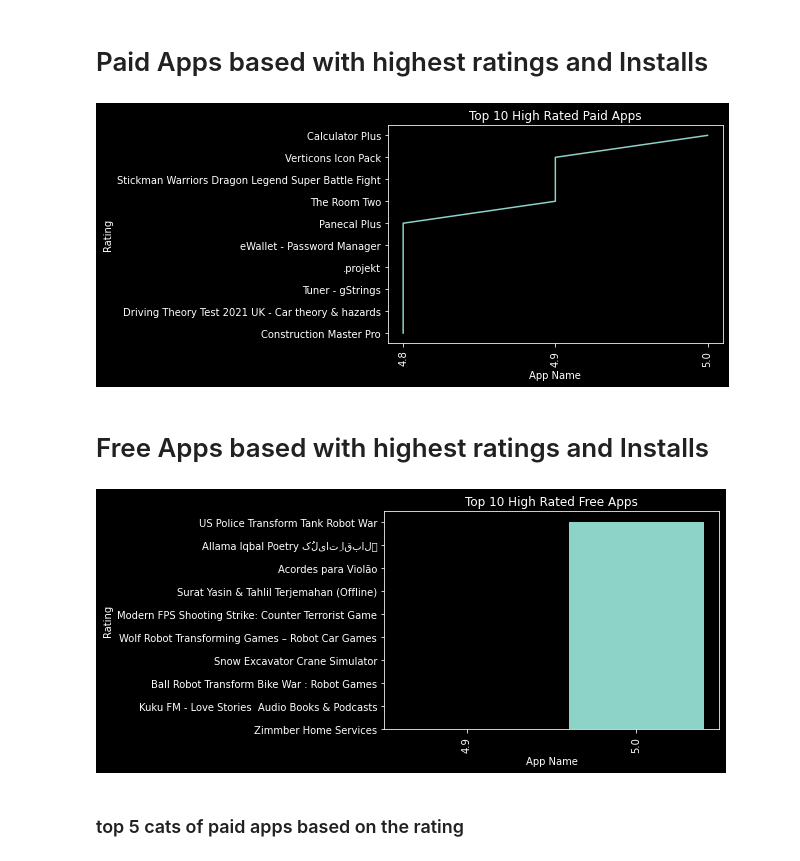
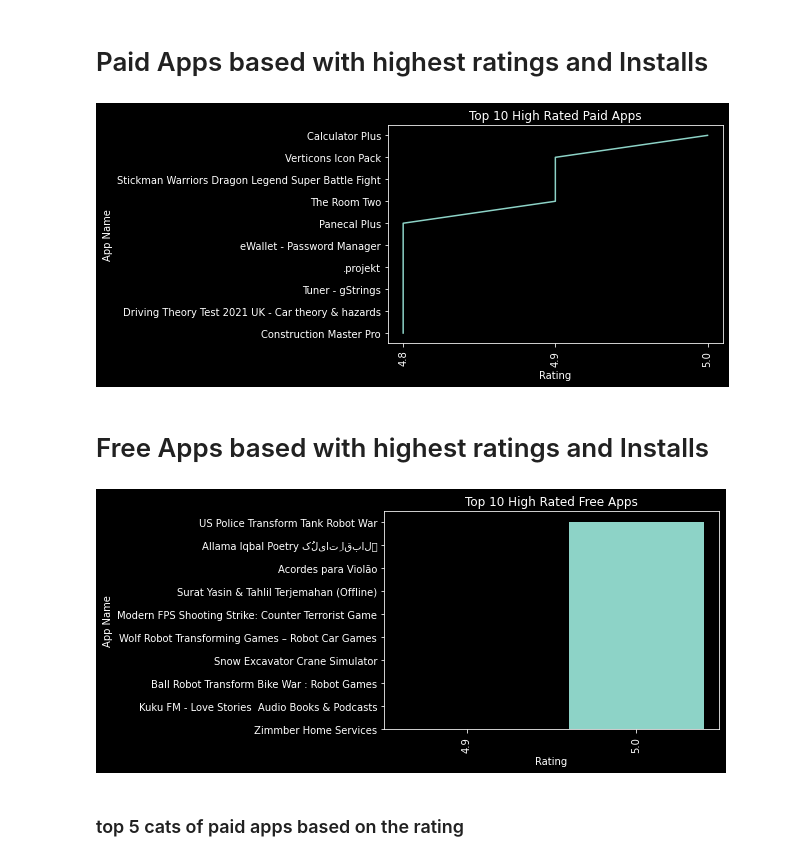
Before and after one commit to aymanreda56/XL-Data, a Jupyter notebook: DataAnalysis/DescriptiveAnalysis/DescriptiveAnalysis.ipynb, the cells around one changed output. Cells and saved outputs as stored; diff of their text form; code cells hidden in the pictures.

Commit message:
Edited graph labels

```diff
--- a/DataAnalysis/DescriptiveAnalysis/DescriptiveAnalysis.ipynb
+++ b/DataAnalysis/DescriptiveAnalysis/DescriptiveAnalysis.ipynb
@@ -367,19 +367,19 @@ paid_apps_rate_installs=rdd.filter(lambda x: x.split(',')[7] != '' and x.split('
 # %%
 high_rated_paid_apps= np.array(paid_apps_rate_installs.take(10))
 high_rated_paid_apps= high_rated_paid_apps[::-1]
 
 app_name = [x[0] for x in high_rated_paid_apps]
 rating = [x[1] for x in high_rated_paid_apps]
 
 plt.style.use('dark_background')
 plt.plot(rating, app_name)
 plt.xticks(rotation=90)
-plt.xlabel('App Name')
-plt.ylabel('Rating')
+plt.xlabel('Rating')
+plt.ylabel('App Name')
 plt.title('Top 10 High Rated Paid Apps')
 plt.show()
 # %% [output]
-[figure, old version]
+[figure, new version]
 # %% [markdown]
 # Free Apps based with highest ratings and Installs
 # %%
@@ -401,11 +401,11 @@ rating = [x[1] for x in high_rated_free_apps]
 plt.style.use('dark_background')
 plt.bar(rating, app_name)
 plt.xticks(rotation=90)
-plt.xlabel('App Name')
-plt.ylabel('Rating')
+plt.xlabel('Rating')
+plt.ylabel('App Name')
 plt.title('Top 10 High Rated Free Apps')
 plt.show()
 # %% [output]
-[figure, old version]
+[figure, new version]
 # %% [markdown]
 ### top 5 cats of paid apps based on the rating
```
